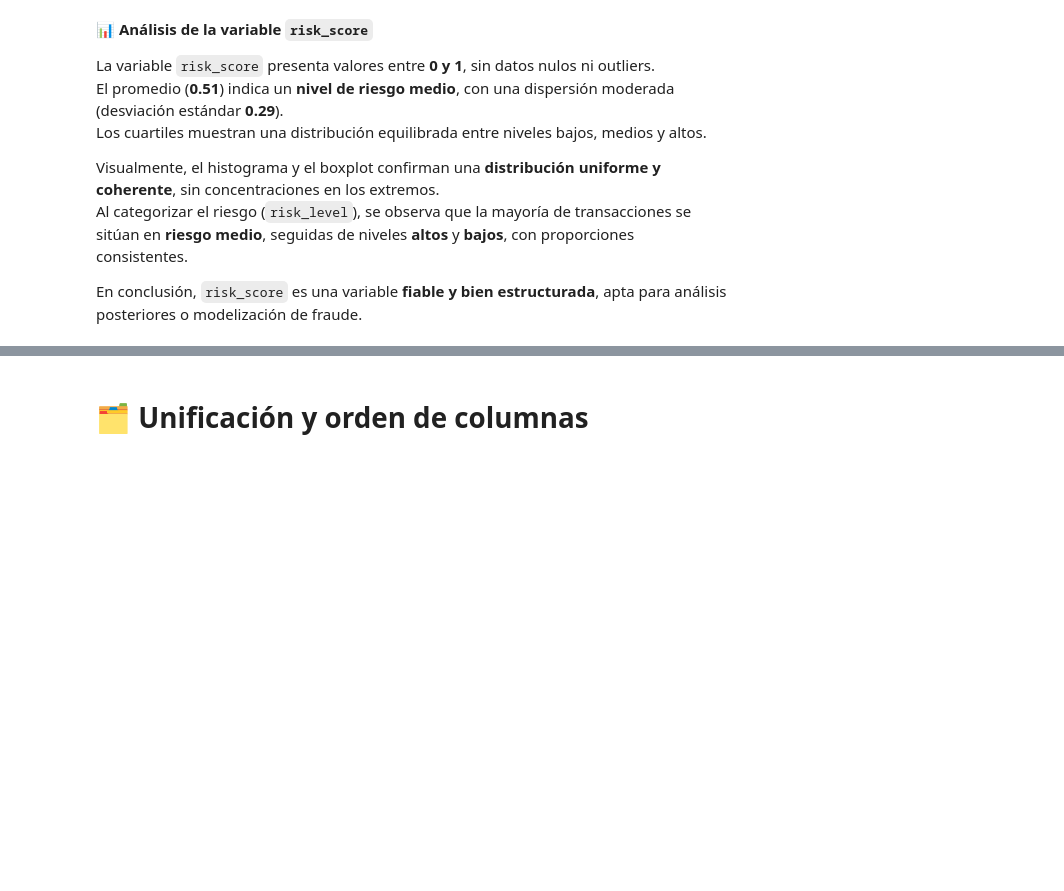
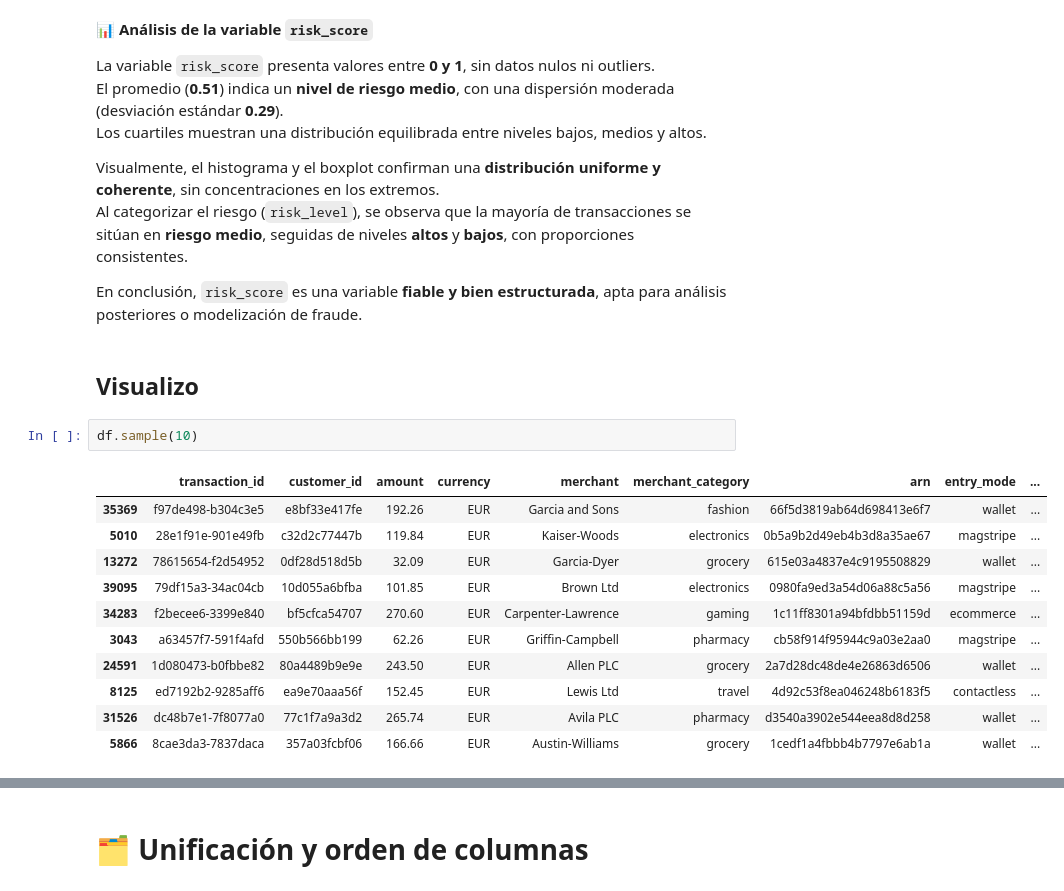
Before and after one commit to PatriciaMerinero/Proyecto_Final_Data_Analytics, a Jupyter notebook: NOTEBOOKS/02_EDA_LIMPIEZA_TRANSFORMACION.ipynb, the cells around one changed output, grey strips where cells are left out. Cells and saved outputs as stored; diff of their text form; blank space fills up the shorter version.

```diff
--- a/NOTEBOOKS/02_EDA_LIMPIEZA_TRANSFORMACION.ipynb
+++ b/NOTEBOOKS/02_EDA_LIMPIEZA_TRANSFORMACION.ipynb
@@ -1498,3 +1492,19 @@ Visualmente, el histograma y el boxplot confirman una **distribución uniforme y
 Al categorizar el riesgo (`risk_level`), se observa que la mayoría de transacciones se sitúan en **riesgo medio**, seguidas de niveles **altos** y **bajos**, con proporciones consistentes.
 
 En conclusión, `risk_score` es una variable **fiable y bien estructurada**, apta para análisis posteriores o modelización de fraude.
+# %% [markdown]
+## Visualizo
+# %%
+df.sample(10)
+# %% [output]
+|  | transaction_id | customer_id | amount | currency | merchant | merchant_category | arn | entry_mode | ... |
+| 35369 | f97de498-b304c3e5 | e8bf33e417fe | 192.26 | EUR | Garcia and Sons | fashion | 66f5d3819ab64d698413e6f7 | wallet | ... |
+| 5010 | 28e1f91e-901e49fb | c32d2c77447b | 119.84 | EUR | Kaiser-Woods | electronics | 0b5a9b2d49eb4b3d8a35ae67 | magstripe | ... |
+| 13272 | 78615654-f2d54952 | 0df28d518d5b | 32.09 | EUR | Garcia-Dyer | grocery | 615e03a4837e4c9195508829 | wallet | ... |
+| 39095 | 79df15a3-34ac04cb | 10d055a6bfba | 101.85 | EUR | Brown Ltd | electronics | 0980fa9ed3a54d06a88c5a56 | magstripe | ... |
+| 34283 | f2becee6-3399e840 | bf5cfca54707 | 270.60 | EUR | Carpenter-Lawrence | gaming | 1c11ff8301a94bfdbb51159d | ecommerce | ... |
+| 3043 | a63457f7-591f4afd | 550b566bb199 | 62.26 | EUR | Griffin-Campbell | pharmacy | cb58f914f95944c9a03e2aa0 | magstripe | ... |
+| 24591 | 1d080473-b0fbbe82 | 80a4489b9e9e | 243.50 | EUR | Allen PLC | grocery | 2a7d28dc48de4e26863d6506 | wallet | ... |
+| 8125 | ed7192b2-9285aff6 | ea9e70aaa56f | 152.45 | EUR | Lewis Ltd | travel | 4d92c53f8ea046248b6183f5 | contactless | ... |
+| 31526 | dc48b7e1-7f8077a0 | 77c1f7a9a3d2 | 265.74 | EUR | Avila PLC | pharmacy | d3540a3902e544eea8d8d258 | wallet | ... |
+| 5866 | 8cae3da3-7837daca | 357a03fcbf06 | 166.66 | EUR | Austin-Williams | grocery | 1cedf1a4fbbb4b7797e6ab1a | wallet | ... |
```
Also changed, not shown: parts of 6 cells of this notebook, 3 other files.
